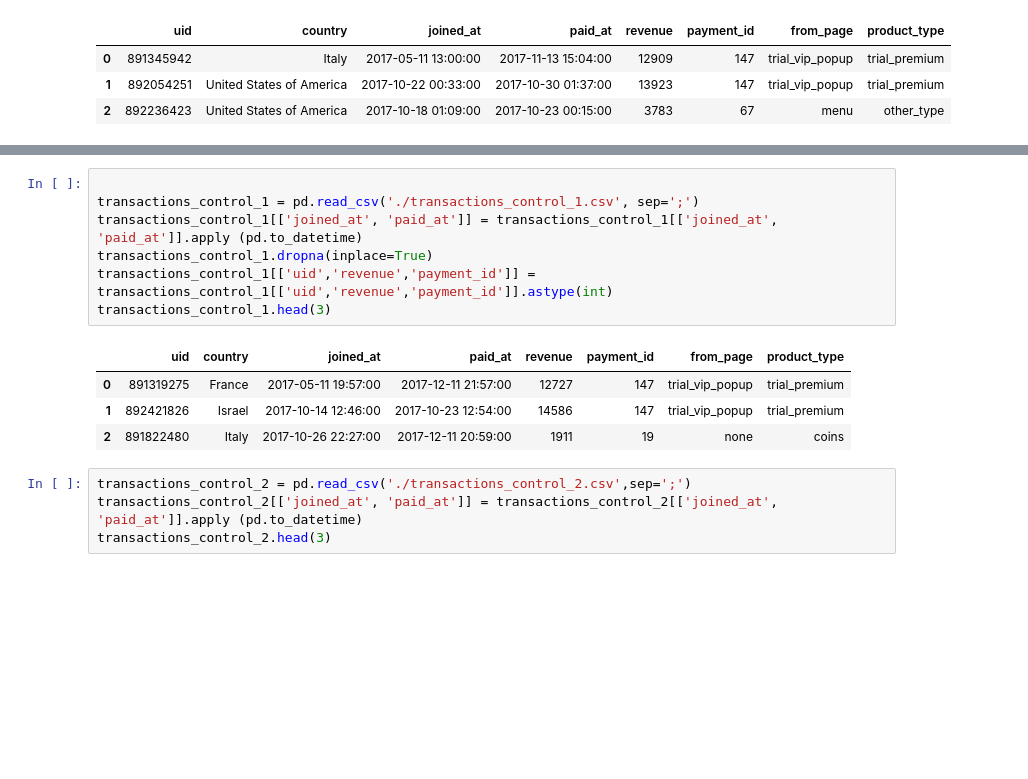
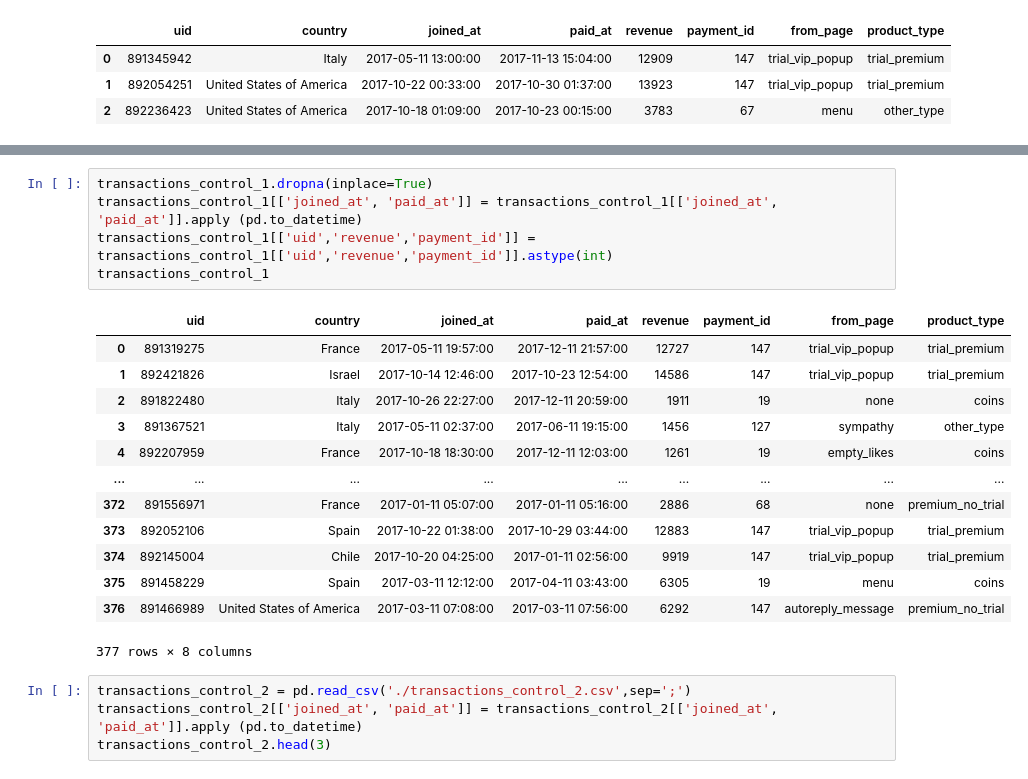
Before and after one commit to Ed-Tari/AB_test_project_2, a Jupyter notebook: pet_2.ipynb, the cells around one changed output, grey strips where cells are left out. Saved outputs shown, nothing was run; the diff lists cells and outputs as text; blank space fills up the shorter version.

```diff
--- a/pet_2.ipynb
+++ b/pet_2.ipynb
@@ -147,15 +164,22 @@ transactions_test.head(3)
 # %%
-
-transactions_control_1 = pd.read_csv('./transactions_control_1.csv', sep=';')
+transactions_control_1.dropna(inplace=True)
 transactions_control_1[['joined_at', 'paid_at']] = transactions_control_1[['joined_at', 'paid_at']].apply (pd.to_datetime)
-transactions_control_1.dropna(inplace=True)
 transactions_control_1[['uid','revenue','payment_id']] = transactions_control_1[['uid','revenue','payment_id']].astype(int)
-transactions_control_1.head(3)
+transactions_control_1
 # %% [output]
 |  | uid | country | joined_at | paid_at | revenue | payment_id | from_page | product_type |
 | 0 | 891319275 | France | 2017-05-11 19:57:00 | 2017-12-11 21:57:00 | 12727 | 147 | trial_vip_popup | trial_premium |
 | 1 | 892421826 | Israel | 2017-10-14 12:46:00 | 2017-10-23 12:54:00 | 14586 | 147 | trial_vip_popup | trial_premium |
 | 2 | 891822480 | Italy | 2017-10-26 22:27:00 | 2017-12-11 20:59:00 | 1911 | 19 | none | coins |
+| 3 | 891367521 | Italy | 2017-05-11 02:37:00 | 2017-06-11 19:15:00 | 1456 | 127 | sympathy | other_type |
+| 4 | 892207959 | France | 2017-10-18 18:30:00 | 2017-12-11 12:03:00 | 1261 | 19 | empty_likes | coins |
+| ... | ... | ... | ... | ... | ... | ... | ... | ... |
+| 372 | 891556971 | France | 2017-01-11 05:07:00 | 2017-01-11 05:16:00 | 2886 | 68 | none | premium_no_trial |
+| 373 | 892052106 | Spain | 2017-10-22 01:38:00 | 2017-10-29 03:44:00 | 12883 | 147 | trial_vip_popup | trial_premium |
+| 374 | 892145004 | Chile | 2017-10-20 04:25:00 | 2017-01-11 02:56:00 | 9919 | 147 | trial_vip_popup | trial_premium |
+| 375 | 891458229 | Spain | 2017-03-11 12:12:00 | 2017-04-11 03:43:00 | 6305 | 19 | menu | coins |
+| 376 | 891466989 | United States of America | 2017-03-11 07:08:00 | 2017-03-11 07:56:00 | 6292 | 147 | autoreply_message | premium_no_trial |
+377 rows × 8 columns
 # %%
 transactions_control_2 = pd.read_csv('./transactions_control_2.csv',sep=';')
 transactions_control_2[['joined_at', 'paid_at']] = transactions_control_2[['joined_at', 'paid_at']].apply (pd.to_datetime)
```
Also changed, not shown: parts of 1 cell of this notebook.
